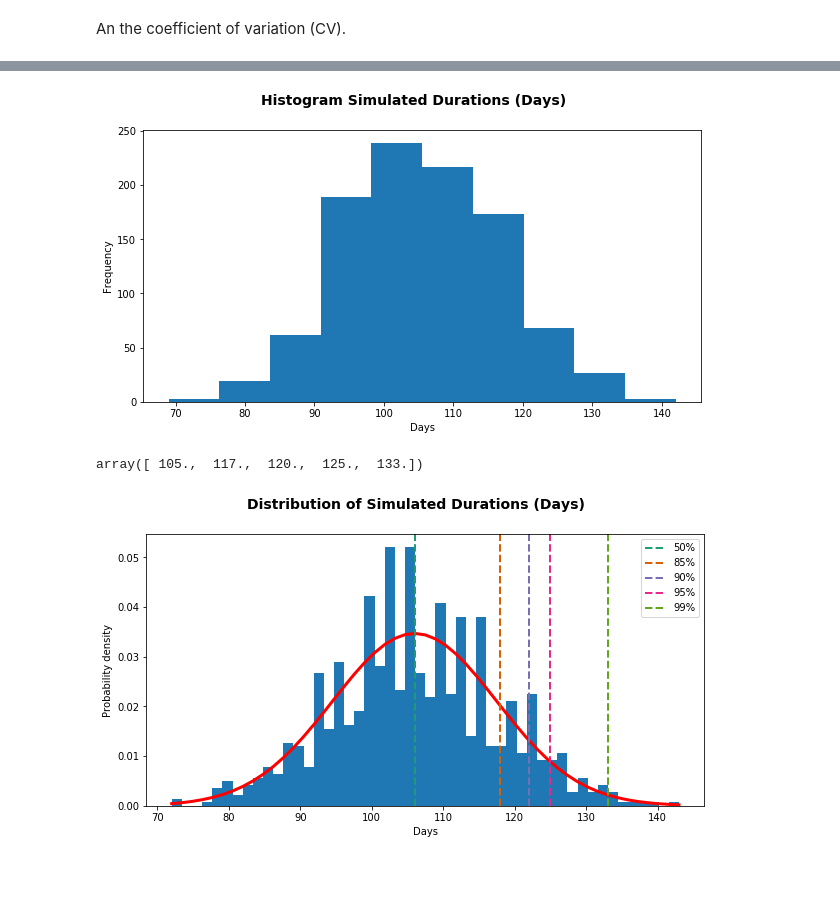
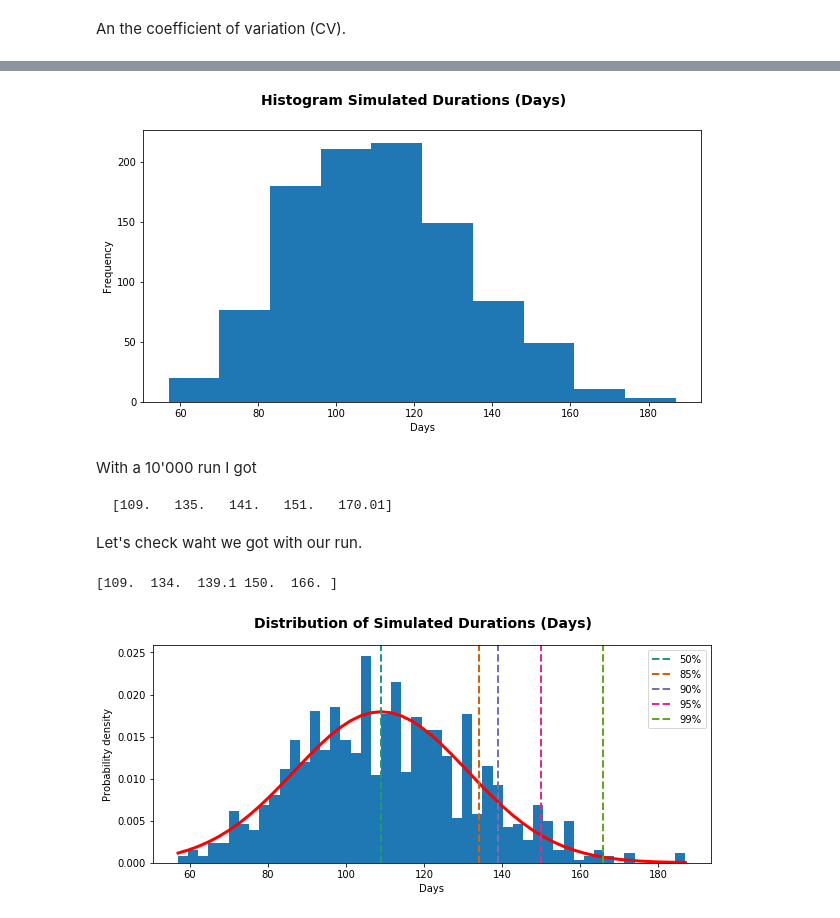
Before and after one commit to rueedlinger/monte-carlo-simulation, a Jupyter notebook: notebooks/forecasting_with_monte_carlo.ipynb, the cells around one changed output, grey strips where cells are left out. Drawn from its saved outputs; the diff is of its cells as text; code cells hidden in the pictures; blank space fills up the shorter version.

```diff
--- a/notebooks/forecasting_with_monte_carlo.ipynb
+++ b/notebooks/forecasting_with_monte_carlo.ipynb
@@ -28,4 +34,2 @@ import scipy.stats as stats
 # %% [markdown]
 First let's load some pervious cycle times form a CVS file.
-# %%
-cycle_times = np.genfromtxt('data.csv', skip_header=True)
@@ -33,0 +36,2 @@ Next let's look at the data and plot them as histgograms and boxplot.
+# %%
+df = pd.read_csv('data.csv', parse_dates=['created_date'])
@@ -34 +52,11 @@ Next let's look at the data and plot them as histgograms and boxplot.
+# %%
+cleaned = df[df['created_date'] > '2017-12-31']
+cleaned = cleaned[cleaned['cycle_time_days'] > -1]
+
+
+project_0_cycle_times = cleaned[cleaned['grp'] == 0].cycle_time_days
+project_1_cycle_times = cleaned[cleaned['grp'] == 1].cycle_time_days
+
+project_0_cycle_times = project_0_cycle_times.values
+project_1_cycle_times = project_1_cycle_times.values
 # %%
@@ -125,7 +167,7 @@ def simulate(num_of_iterations, total_work_items, cycle_times):
 
     return totals, list_random_walks
 
-simulated_total, simulated_work_done = simulate(num_of_iterations, total_work_items, cycle_times)
+simulated_total, simulated_work_done = simulate(num_of_iterations, total_work_items, project_0_cycle_times)
 # %%
 fig, ax = plt.subplots(figsize=(10, 5))
 
@@ -157,39 +199,46 @@ ax.set_xlabel('Days')
 ax.set_ylabel('Frequency')
 plt.hist(simulated_total);
 # %% [output]
-[figure, old version]
+[figure, new version]
+# %% [markdown]
+With a 10'000 run I got
+
+
+    [109.   135.   141.   151.   170.01]
+
+Let's check waht we got with our run.
 # %%
 q = [50, 85, 90, 95, 99]
 p = np.percentile(simulated_total, q)
 print(p)
 # %% [output]
-array([ 105.,  117.,  120.,  125.,  133.])
+[109.  134.  139.1 150.  166. ]
 # %%
-fig, ax = plt.subplots(figsize=(10, 5))
+fig, ax = plt.subplots(figsize=(10, 4))
 
 fig.suptitle('Distribution of Simulated Durations (Days)', fontsize=14, fontweight='bold')
 
 num_bins = 50
 
 mu = np.median(simulated_total)
 sigma = np.std(simulated_total)
 
 # the histogram of the data
 n, bins, patches = ax.hist(simulated_total, num_bins, normed=1)
 
 # add a 'best fit' line
 y = mlab.normpdf(bins, mu, sigma)
 ax.plot(bins, y, color='red', linestyle='solid', linewidth=3)
 ax.set_xlabel('Days')
 ax.set_ylabel('Probability density')
 
 cm = plt.cm.get_cmap('Dark2')
 
 
 for i, v in enumerate(p):
     plt.axvline(v, color=cm.colors[i], linestyle='dashed', linewidth=2, label=str(q[i]) + '%')
 
 plt.legend(loc='upper right')
 plt.show()
 # %% [output]
-[figure, old version]
+[figure, new version]
```
Also changed, not shown: parts of 16 cells of this notebook, 1 other file.
